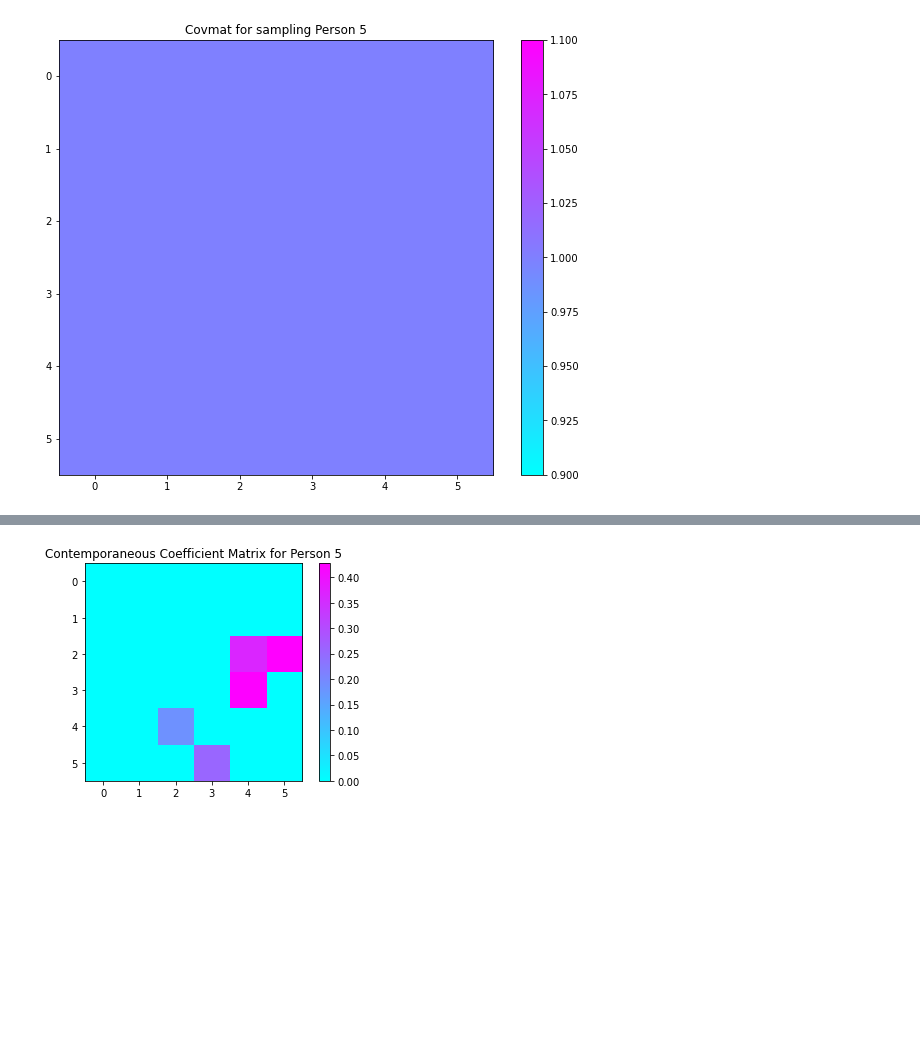
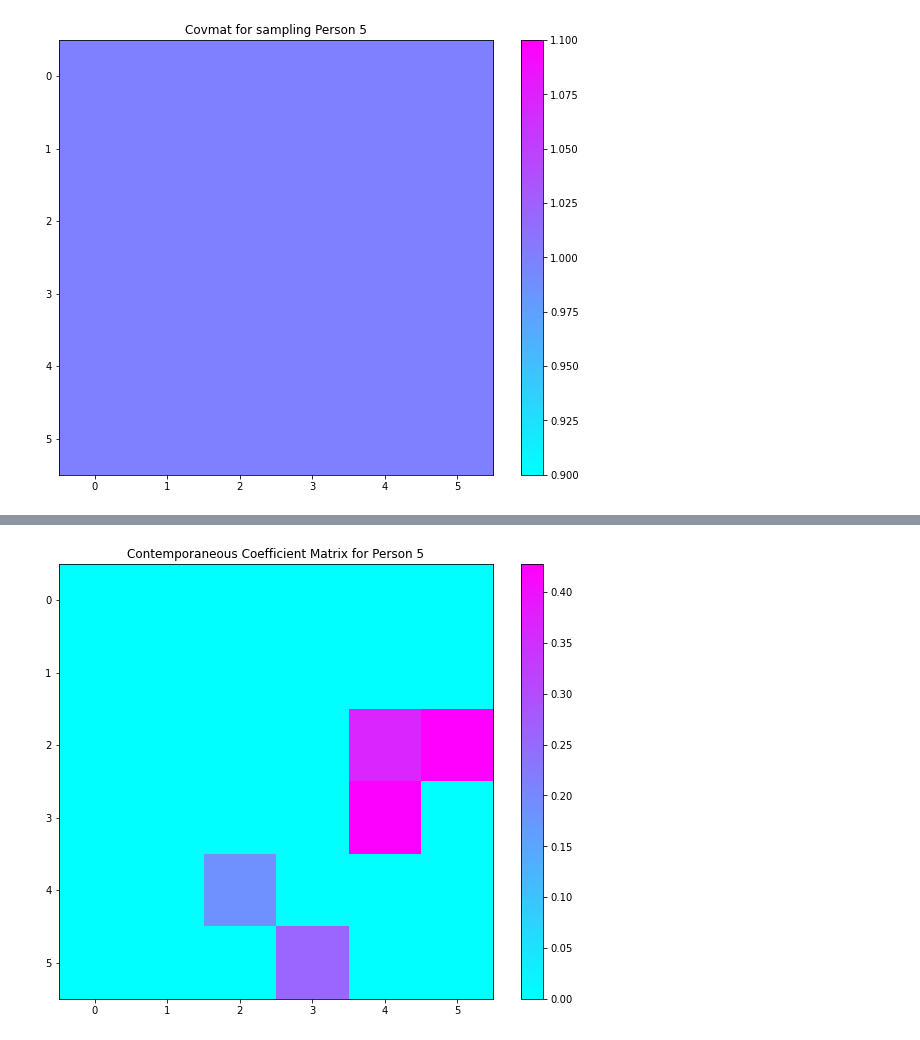
Before and after one commit to bangari-19/Collaborative-CIFAR-Project-, a Jupyter notebook: Module_Generation.ipynb, the cells around one changed output, grey strips where cells are left out. Saved outputs shown, nothing was run; the diff lists cells and outputs as text; code cells hidden in the pictures; blank space fills up the shorter version.

```diff
--- a/Module_Generation.ipynb
+++ b/Module_Generation.ipynb
@@ -84,10 +89,12 @@ plt.savefig('lagmask_%i.png'%number)
 # %%
+fig=plt.figure(10, figsize=(10,8))
+fig.patch.set_facecolor('white')
 plt.imshow(A)
 plt.colorbar()
 plt.title('Contemporaneous Coefficient Matrix for Person %i'%number)
 plt.savefig('contempmat_%i.png'%number)
 # %% [output]
-[figure, old version]
+[figure, new version]
 # %%
 # newcov = (cov+np.dot(0.01*np.random.rand(size,size), cov))
 # plt.matshow(newcov)
```
Also changed, not shown: parts of 6 cells of this notebook, 9 other files.
